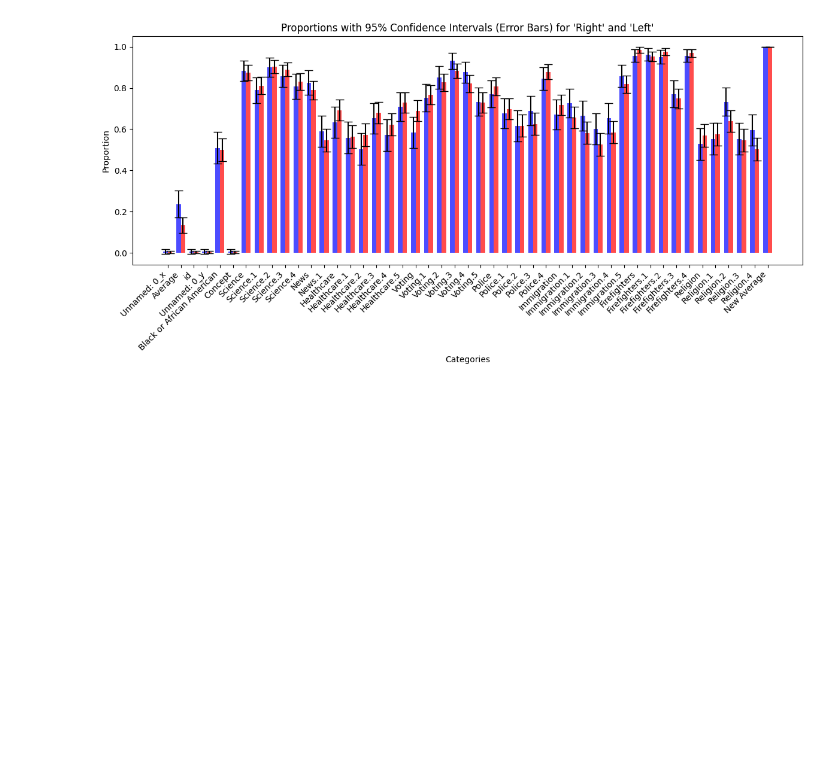
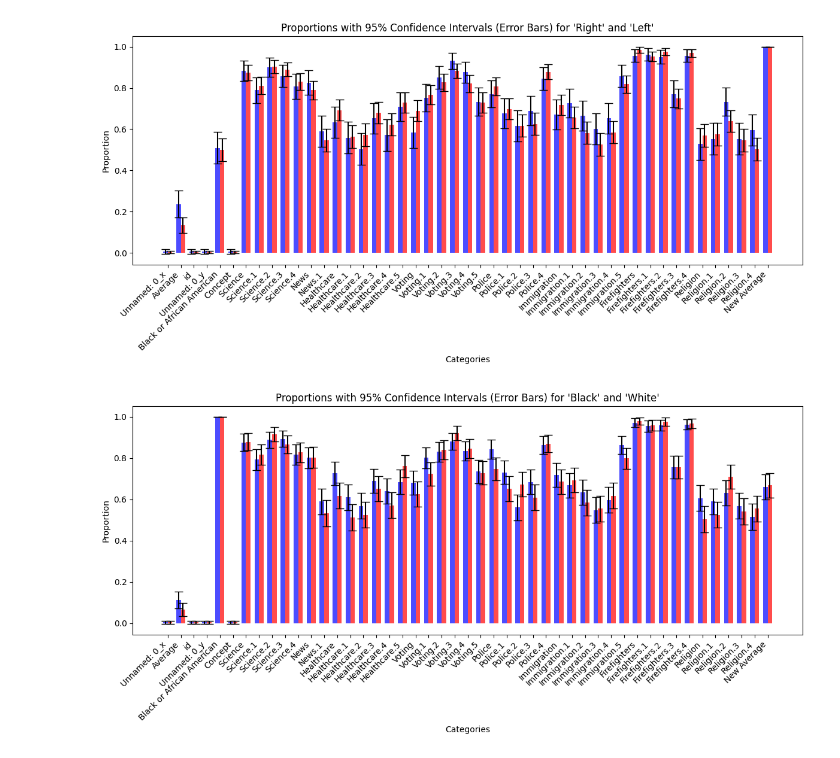
Before and after one commit to ExCaLBBR/ExCaLBBR_Projects, a Jupyter notebook: GraphingDecisions_py.ipynb, the cells around one changed output. Cells and saved outputs as stored; diff of their text form; code cells hidden in the pictures; blank space fills up the shorter version.

```diff
--- a/GraphingDecisions_py.ipynb
+++ b/GraphingDecisions_py.ipynb
@@ -95,7 +85,7 @@ for col in black.columns:
   b_counts[col]=black[col].value_counts()
   b_counts[col]=b_counts[col].iloc[0] if not b_counts[col].empty else 0
   b_prop[col]=float(b_counts[col])/black_rows
-  b_se[col] = np.sqrt((b_prop[col] * (1 - b_prop[col])) / right_rows)*1.96
+  b_se[col] = np.sqrt((b_prop[col] * (1 - b_prop[col])) / black_rows) * 1.96
 
 w_counts={}
 w_prop={}
@@ -104,8 +94,8 @@ for col in white.columns:
   w_counts[col]=white[col].value_counts()
   w_counts[col]=w_counts[col].iloc[0] if not w_counts[col].empty else 0
   w_prop[col]=float(w_counts[col])/white_rows
-  w_se[col] = np.sqrt((w_prop[col] * (1 - w_prop[col])) / left_rows)*1.96
+  w_se[col] = np.sqrt((w_prop[col] * (1 - w_prop[col])) / white_rows) * 1.96
 
 
-bw_prop=pd.DataFrame([b_prop,w_prop],index=['Black','White'])
-bw_std=pd.DataFrame([b_se,w_se],index=['Black','White'])
+bw_prop=pd.DataFrame([b_prop, w_prop],index=['Black','White'])
+bw_se=pd.DataFrame([b_se, w_se],index=['Black','White'])
@@ -126,3 +116,6 @@ lr_all
 | Right | 0.012136 | 0.065594 | 0.012136 | 0.012136 | 0.077221 | 0.012136 | 0.049835 | 0.063046 | ... |
 | Left | 0.006154 | 0.037585 | 0.006154 | 0.006154 | 0.054956 | 0.006154 | 0.036448 | 0.043003 | ... |
 4 rows × 47 columns
+# %%
+bw_all=pd.concat([bw_prop, bw_std])
+bw_all
@@ -156,3 +156,35 @@ plt.tight_layout()
 plt.show()
 # %% [output]
 [figure]
+# %%
+# Plotting
+plt.figure(figsize=(12, 6))
+
+# Set the position of the bars on the x-axis
+x = np.arange(len(bw_all.columns))  # The number of categories (columns)
+width = 0.35  # Bar width
+
+# Plot the bars for 'Right' and 'Left'
+for i, col in enumerate(bw_all.columns):
+  # Accessing data using iloc for numerical indexing
+  black_proportion = bw_all.iloc[0][col]
+  white_proportion = bw_all.iloc[1][col]
+  # Accessing standard errors from bw_se DataFrame (using column name for indexing)
+  black_se = bw_se.loc['Black', col]  # Accessing Black SE data
+  white_se = bw_se.loc['White', col]  # Accessing White SE data
+
+
+  plt.bar(x[i] - width / 2, black_proportion, width, yerr=black_se, capsize=5, label=f"{col} - Black", alpha=0.7, color='blue')
+  plt.bar(x[i] + width / 2, white_proportion, width, yerr=white_se, capsize=5, label=f"{col} - White", alpha=0.7, color='red')
+
+# Formatting
+plt.xlabel("Categories")
+plt.ylabel("Proportion")
+plt.title("Proportions with 95% Confidence Intervals (Error Bars) for 'Black' and 'White'")
+plt.xticks(x, bw_all.columns, rotation=45, ha='right') # Changed to bw_all.columns
+
+# Show plot
+plt.tight_layout()
+plt.show()
+# %% [output]
+[figure, added]
```
Also changed, not shown: parts of 4 cells of this notebook.
